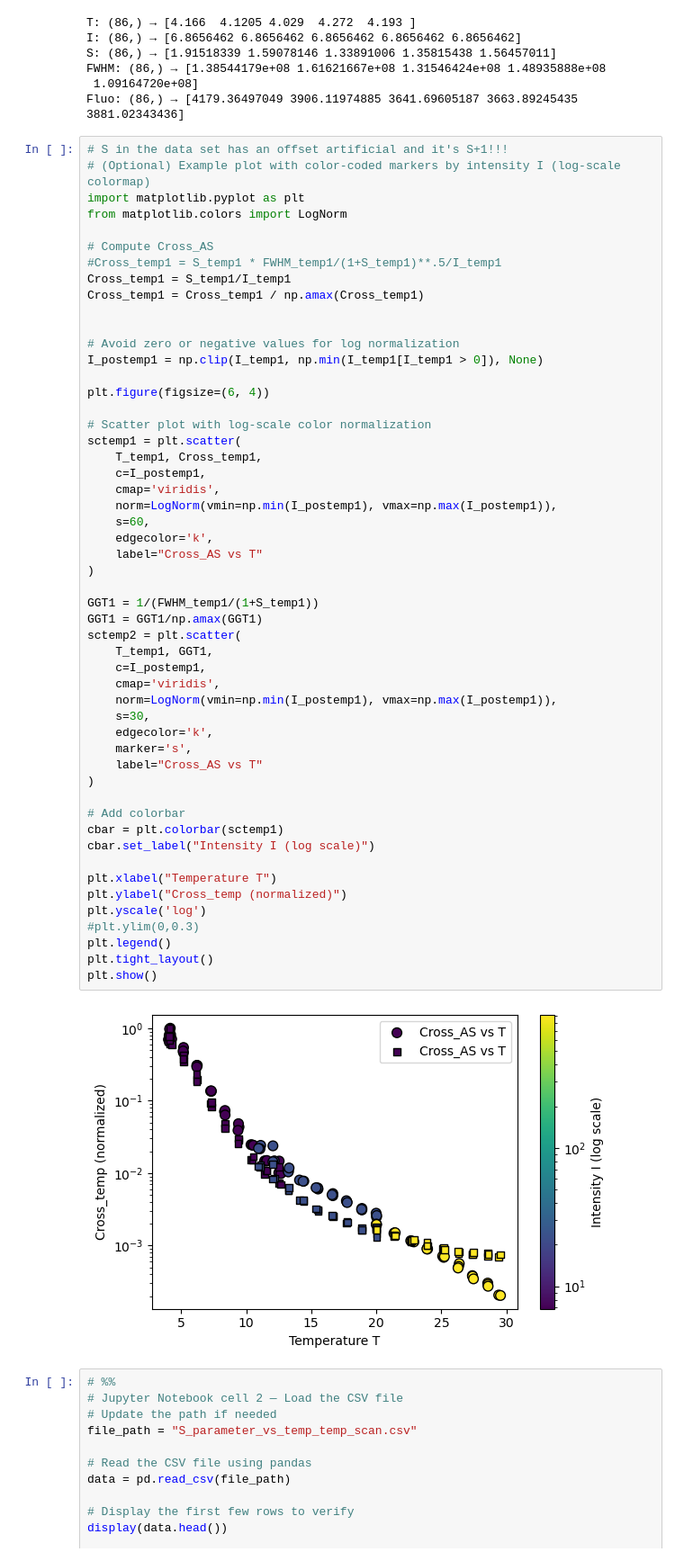
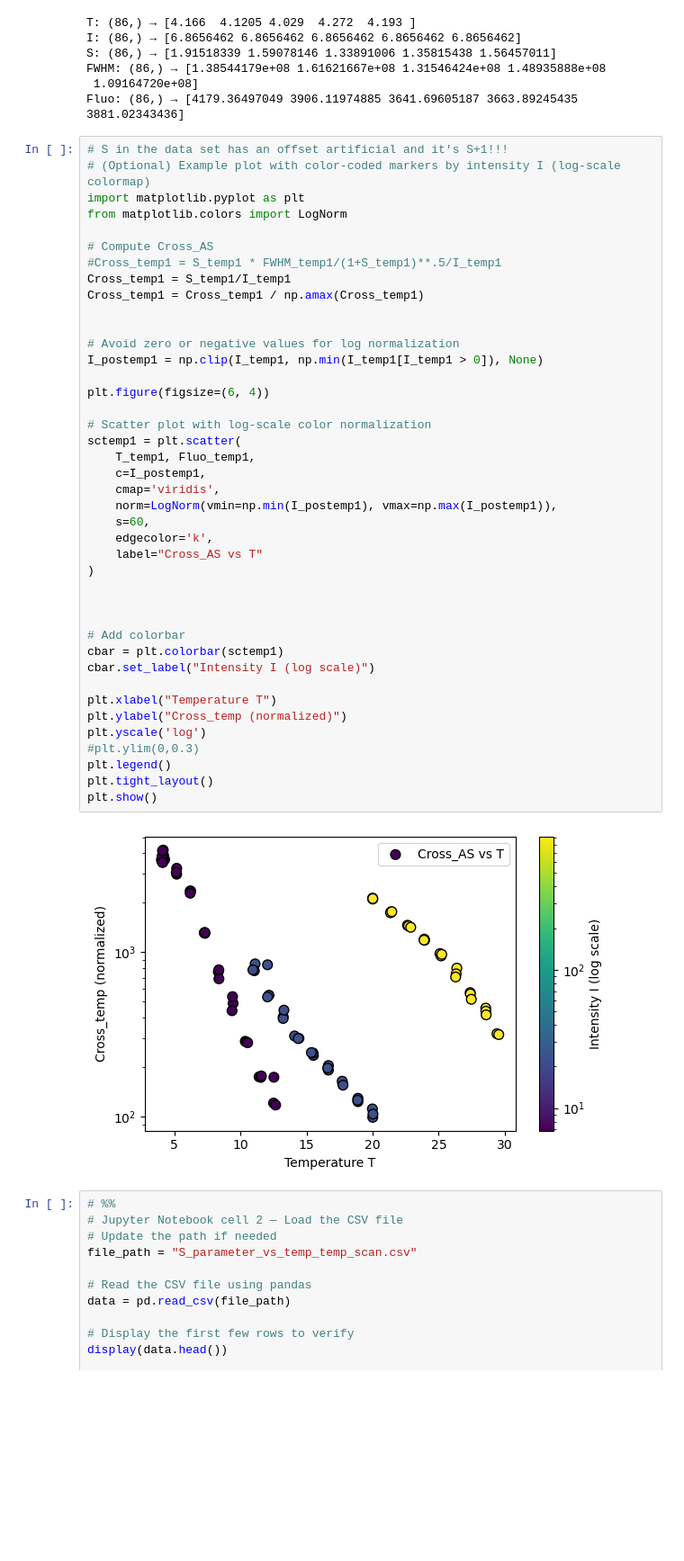
Before and after one commit to Daniele-PyBECTN/molecular_quantum_optics, a Jupyter notebook: Anomalous_saturation/dana_analysis/power_scans_v2.ipynb, the cells around one changed output. Shown at 90% size. Cells and saved outputs as stored; diff of their text form; blank space fills up the shorter version.

```diff
--- a/Anomalous_saturation/dana_analysis/power_scans_v2.ipynb
+++ b/Anomalous_saturation/dana_analysis/power_scans_v2.ipynb
@@ -242,47 +251,36 @@ Cross_temp1 = Cross_temp1 / np.amax(Cross_temp1)
 
 
 # Avoid zero or negative values for log normalization
 I_postemp1 = np.clip(I_temp1, np.min(I_temp1[I_temp1 > 0]), None)
 
 plt.figure(figsize=(6, 4))
 
 # Scatter plot with log-scale color normalization
 sctemp1 = plt.scatter(
-    T_temp1, Cross_temp1,
+    T_temp1, Fluo_temp1,
     c=I_postemp1,
     cmap='viridis',
     norm=LogNorm(vmin=np.min(I_postemp1), vmax=np.max(I_postemp1)),
     s=60,
     edgecolor='k',
     label="Cross_AS vs T"
 )
 
-GGT1 = 1/(FWHM_temp1/(1+S_temp1))
-GGT1 = GGT1/np.amax(GGT1)
-sctemp2 = plt.scatter(
-    T_temp1, GGT1,
-    c=I_postemp1,
-    cmap='viridis',
-    norm=LogNorm(vmin=np.min(I_postemp1), vmax=np.max(I_postemp1)),
-    s=30,
-    edgecolor='k',
-    marker='s',
-    label="Cross_AS vs T"
-)
+
 
 # Add colorbar
 cbar = plt.colorbar(sctemp1)
 cbar.set_label("Intensity I (log scale)")
 
 plt.xlabel("Temperature T")
 plt.ylabel("Cross_temp (normalized)")
 plt.yscale('log')
 #plt.ylim(0,0.3)
 plt.legend()
 plt.tight_layout()
 plt.show()
 # %% [output]
-[figure, old version]
+[figure, new version]
 # %%
 # %%
 # Jupyter Notebook cell 2 — Load the CSV file
```
Also changed, not shown: parts of 6 cells of this notebook, 11 other files.
